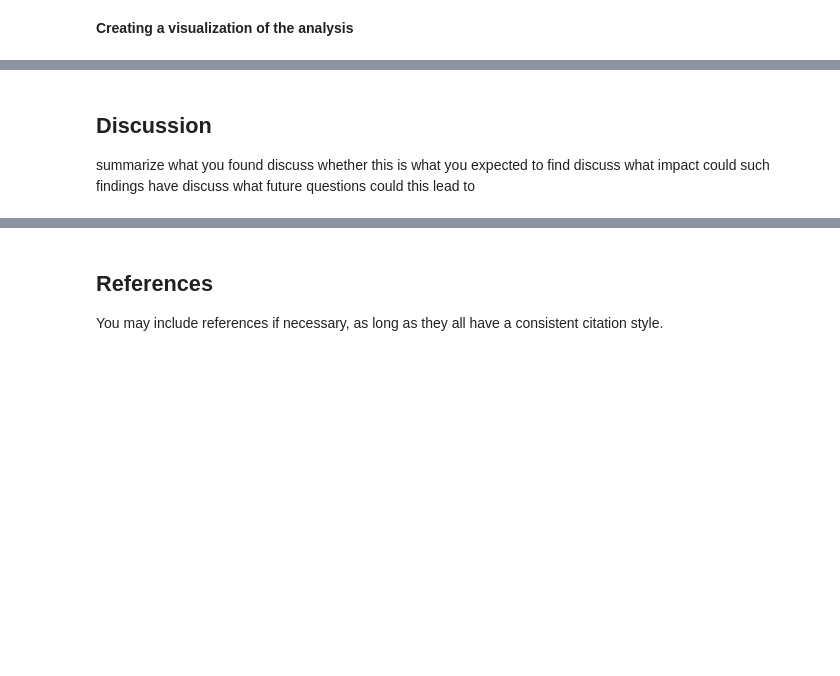
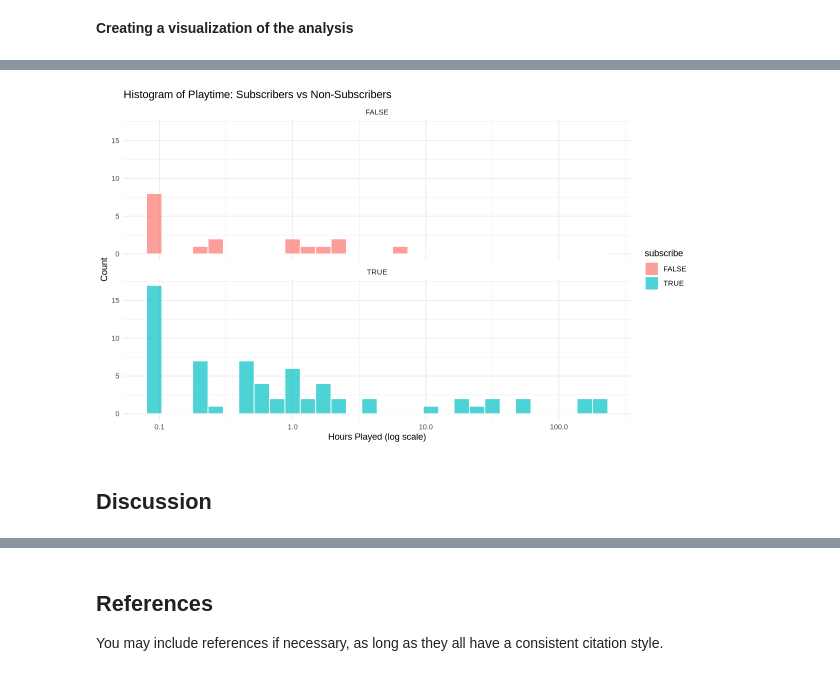
Before and after one commit to awu0521/Dsci-11, a Jupyter notebook: Final Project Report.ipynb, the cells around one changed output, grey strips where cells are left out. Saved outputs shown, nothing was run; the diff lists cells and outputs as text; code cells hidden in the pictures; blank space fills up the shorter version.

```diff
--- a/Final Project Report.ipynb
+++ b/Final Project Report.ipynb
@@ -295,0 +307,10 @@ player_precision
+# %%
+ggplot(player_train, aes(x = played_hours, fill = subscribe)) +
+  geom_histogram(bins = 30, color = "white", alpha = 0.7) +
+  facet_wrap(~ subscribe, ncol = 1) +
+  scale_x_log10() +
+  labs(title = "Histogram of Playtime: Subscribers vs Non-Subscribers",
+       x = "Hours Played (log scale)",
+       y = "Count") +
+  theme_minimal()
+# %% [output]
@@ -296,6 +321,3 @@ player_precision
+[figure, added]
 # %% [markdown]
 ## Discussion
-summarize what you found
-discuss whether this is what you expected to find
-discuss what impact could such findings have
-discuss what future questions could this lead to
```
Also changed, not shown: parts of 17 cells of this notebook.
